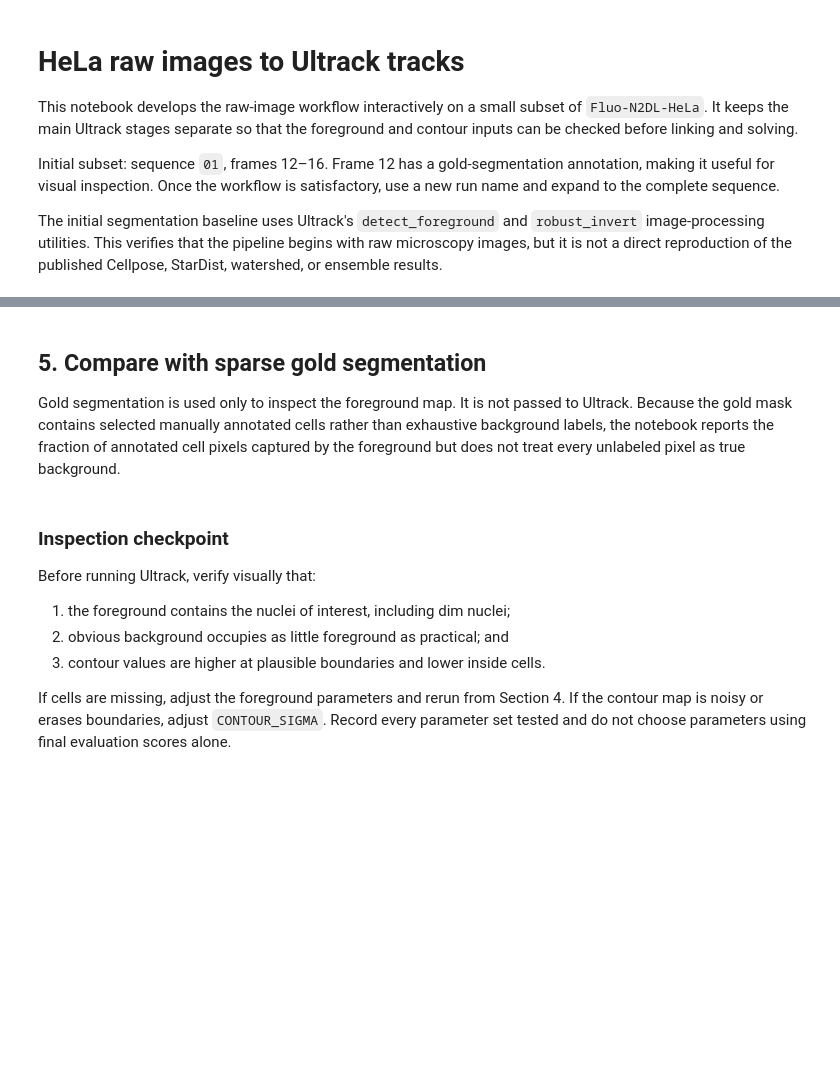
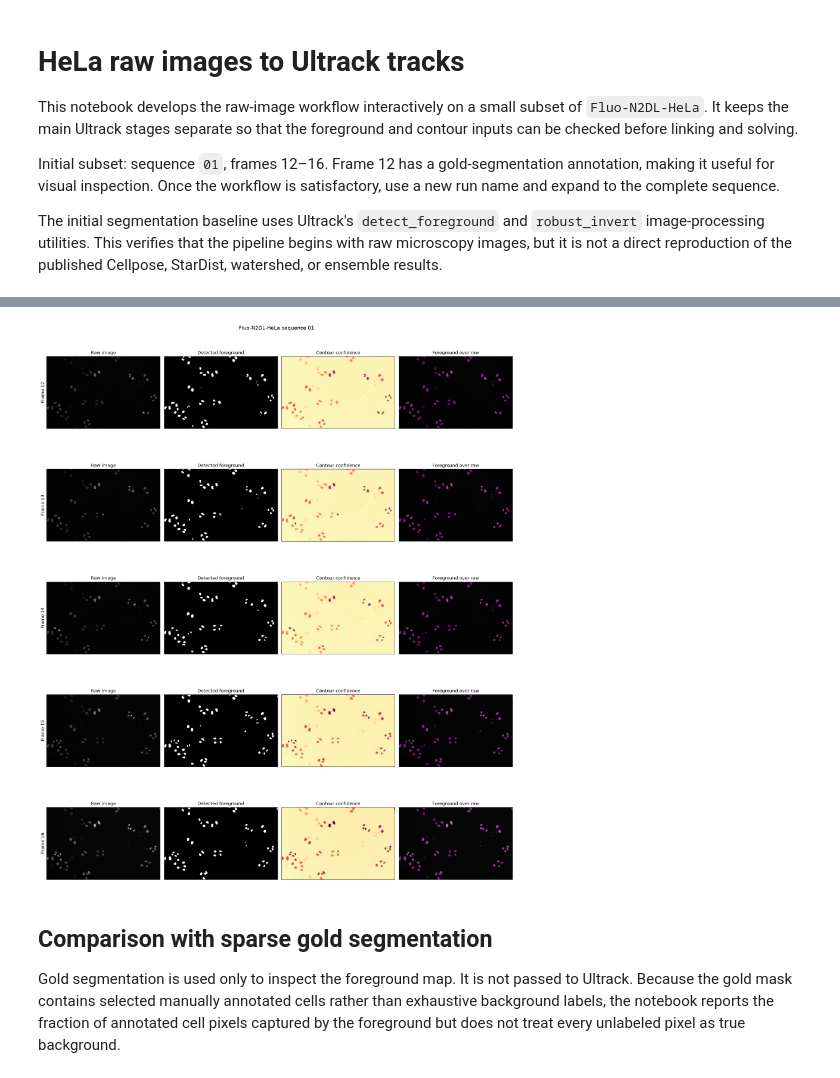
Before and after one commit to dsi-rse/clinic-2026-cell-tracking, a Jupyter notebook: notebooks/ultrack/01_hela_raw_to_tracks.ipynb, the cells around one changed output, grey strips where cells are left out. Drawn from its saved outputs; the diff is of its cells as text; code cells hidden in the pictures; blank space fills up the shorter version.

Commit message:
Report ultrack initial subset results

```diff
--- a/notebooks/ultrack/01_hela_raw_to_tracks.ipynb
+++ b/notebooks/ultrack/01_hela_raw_to_tracks.ipynb
@@ -155,22 +219,33 @@ segmentation_input_summary
 # %%
-image = raw_images[DISPLAY_LOCAL_INDEX]
-mask = foreground[DISPLAY_LOCAL_INDEX]
-contour = contours[DISPLAY_LOCAL_INDEX]
+START_FRAME, END_FRAME = 12, 17  # end exclusive
 
-figure, axes = plt.subplots(1, 4, figsize=(18, 5))
-axes[0].imshow(image, cmap="gray")
-axes[0].set_title("Raw image")
-axes[1].imshow(mask, cmap="gray")
-axes[1].set_title("Detected foreground")
-axes[2].imshow(contour, cmap="magma")
-axes[2].set_title("Contour confidence")
-axes[3].imshow(image, cmap="gray")
-axes[3].imshow(np.ma.masked_where(~mask, mask), cmap="spring", alpha=0.35)
-axes[3].set_title("Foreground over raw")
+display_indices = [i for i, f in enumerate(frame_numbers) if START_FRAME <= f < END_FRAME]
+n_rows = len(display_indices)
 
-for axis in axes:
-    axis.axis("off")
+figure, axes = plt.subplots(n_rows, 4, figsize=(18, 4.5 * n_rows), squeeze=False)
 
-figure.suptitle(f"Frame {display_frame}")
+for row, idx in zip(axes, display_indices):
+    image = raw_images[idx]
+    mask = foreground[idx].astype(bool)
+    contour = contours[idx]
+
+    row[0].imshow(image, cmap="gray")
+    row[0].set_title("Raw image")
+    row[1].imshow(mask, cmap="gray")
+    row[1].set_title("Detected foreground")
+    row[2].imshow(contour, cmap="magma")
+    row[2].set_title("Contour confidence")
+    row[3].imshow(image, cmap="gray")
+    row[3].imshow(np.ma.masked_where(~mask, mask), cmap="spring", alpha=0.35)
+    row[3].set_title("Foreground over raw")
+
+    row[0].set_ylabel(f"Frame {frame_numbers[idx]}", fontsize=12)
+    for axis in row:
+        axis.set_xticks([])
+        axis.set_yticks([])
+
+figure.suptitle(f"{DATASET} sequence {SEQUENCE}", fontsize=14)
 plt.tight_layout()
 plt.show()
+# %% [output]
+[figure, added]
@@ -177,4 +258,4 @@ plt.show()
 # %% [markdown]
-## 5. Compare with sparse gold segmentation
+## Comparison with sparse gold segmentation
 
 Gold segmentation is used only to inspect the foreground map. It is not passed to Ultrack. Because the gold mask contains selected manually annotated cells rather than exhaustive background labels, the notebook reports the fraction of annotated cell pixels captured by the foreground but does not treat every unlabeled pixel as true background.
@@ -218,10 +261,0 @@ else:
-# %% [markdown]
-### Inspection checkpoint
-
-Before running Ultrack, verify visually that:
-
-1. the foreground contains the nuclei of interest, including dim nuclei;
-2. obvious background occupies as little foreground as practical; and
-3. contour values are higher at plausible boundaries and lower inside cells.
-
-If cells are missing, adjust the foreground parameters and rerun from Section 4. If the contour map is noisy or erases boundaries, adjust `CONTOUR_SIGMA`. Record every parameter set tested and do not choose parameters using final evaluation scores alone.
```
Also changed, not shown: parts of 42 cells of this notebook, 4 other files.
